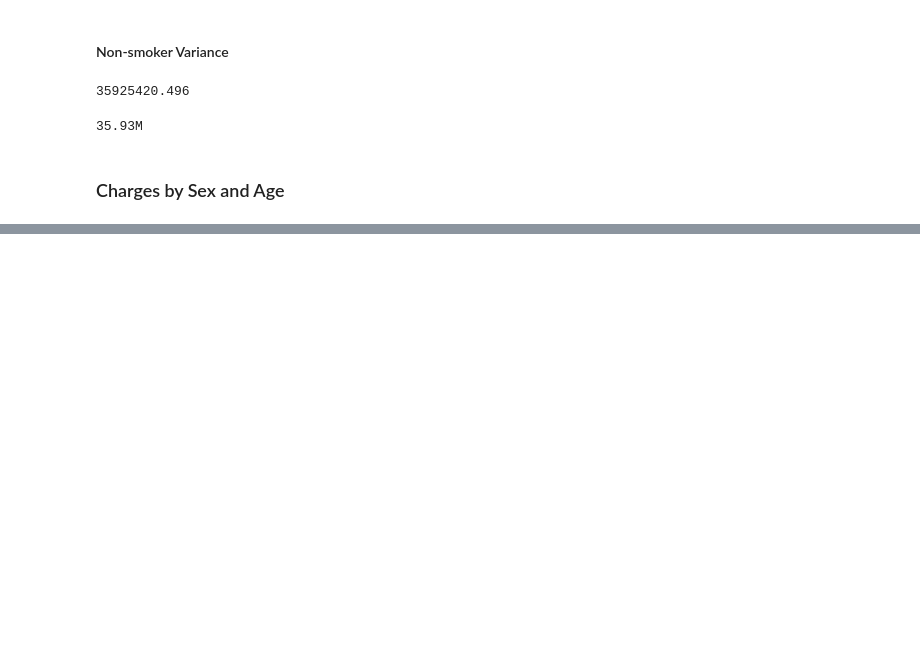
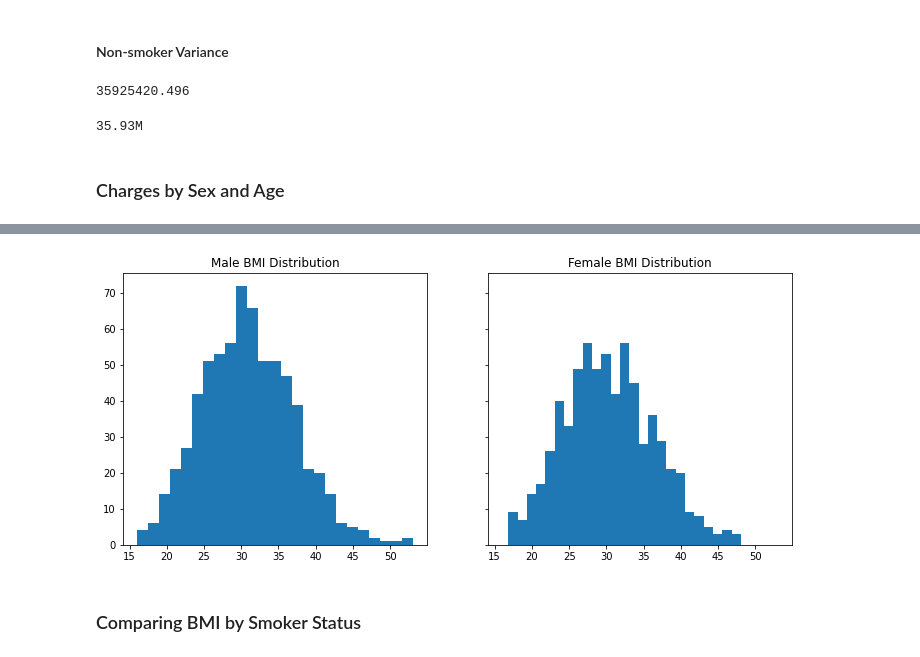
Before and after one commit to dwipaalfarisi/ads-projects, a Jupyter notebook: probability/prob.ipynb, the cells around one changed output, grey strips where cells are left out. Cells and saved outputs as stored; diff of their text form; code cells hidden in the pictures; blank space fills up the shorter version.

```diff
--- a/probability/prob.ipynb
+++ b/probability/prob.ipynb
@@ -193,0 +228,13 @@ plt.show();
+# %%
+fig, (ax1, ax2) = plt.subplots(1, 2, figsize=(12, 5), sharex=True, sharey=True)
+ax1.hist(male1['bmi'], bins=25)
+ax2.hist(female1['bmi'], bins=25)
+
+ax1.set(title='Male BMI Distribution')
+ax2.set(title='Female BMI Distribution')
+
+plt.show();
+# %% [output]
+[figure, added]
+# %% [markdown]
+### Comparing BMI by Smoker Status
```
Also changed, not shown: parts of 10 cells of this notebook.
